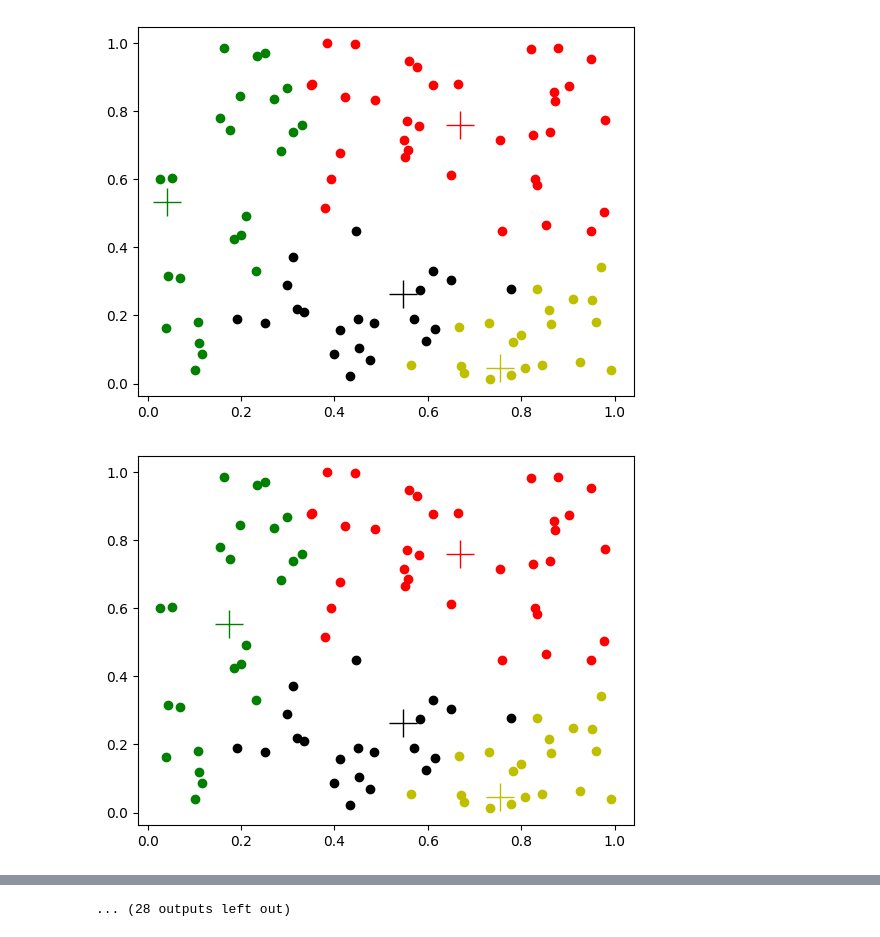
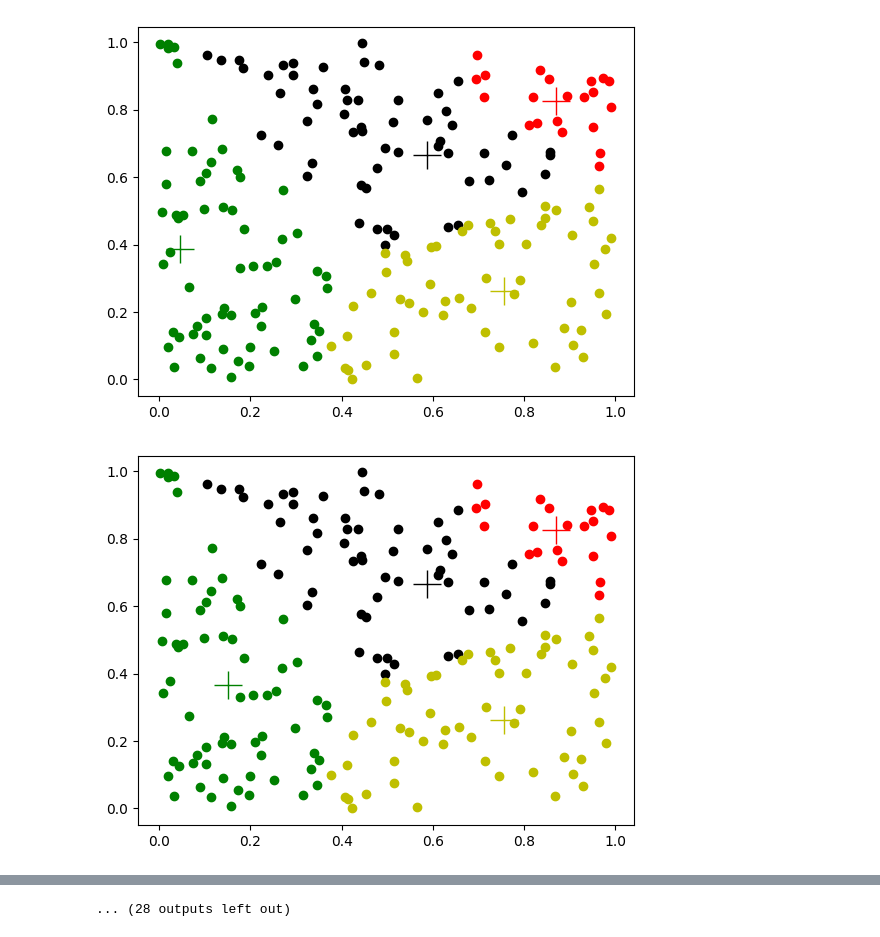
Before and after one commit to OmerFaruk-Celik/YapayZeka, a Jupyter notebook: K-Means.ipynb, the cells around one changed output, grey strips where cells are left out. Drawn from its saved outputs; the diff is of its cells as text; code cells hidden in the pictures.

```diff
--- a/K-Means.ipynb
+++ b/K-Means.ipynb
@@ -110,8 +110,8 @@ import numpy as np
 import matplotlib.pyplot as plt
 
 # 100 rastgele nokta üret
-x = np.random.rand(100)
-y = np.random.rand(100)
+x = np.random.rand(200)
+y = np.random.rand(200)
 noktalar = [x, y]
 
 # 4 rastgele grup merkezi üret
@@ -147,32 +147,32 @@ for _ in range(max_iters):
 
         dizi[indis][0].append(x)
         dizi[indis][1].append(y)
 
 
 
     # Grup merkezlerini güncelle
     for j in range(4):
         if len(dizi[j][0]) > 0:
             gruplar[0][j] = np.mean(dizi[j][0])
             gruplar[1][j] = np.mean(dizi[j][1])
 
             # Grafiği güncelle ve çiz
             plt.clf()  # Clear the current figure
             plt.plot(gruplar[0][0], gruplar[1][0], "r+", markersize=20)
             plt.plot(gruplar[0][1], gruplar[1][1], "g+", markersize=20)
             plt.plot(gruplar[0][2], gruplar[1][2], "k+", markersize=20)
             plt.plot(gruplar[0][3], gruplar[1][3], "y+", markersize=20)
 
             plt.plot(dizi[0][0], dizi[0][1], "ro")
             plt.plot(dizi[1][0], dizi[1][1], "go")
             plt.plot(dizi[2][0], dizi[2][1], "ko")
             plt.plot(dizi[3][0], dizi[3][1], "yo")
 
             plt.draw()
             plt.pause(0.05)  # Pause to update the plot
 
 plt.ioff()  # Interactive mode off
 plt.show()  # Show the final plot
 # %% [output]
-[figure, old version]
+[figure, new version]
-[figure, old version]
+[figure, new version]
```
Also changed, not shown: parts of 1 cell of this notebook.
